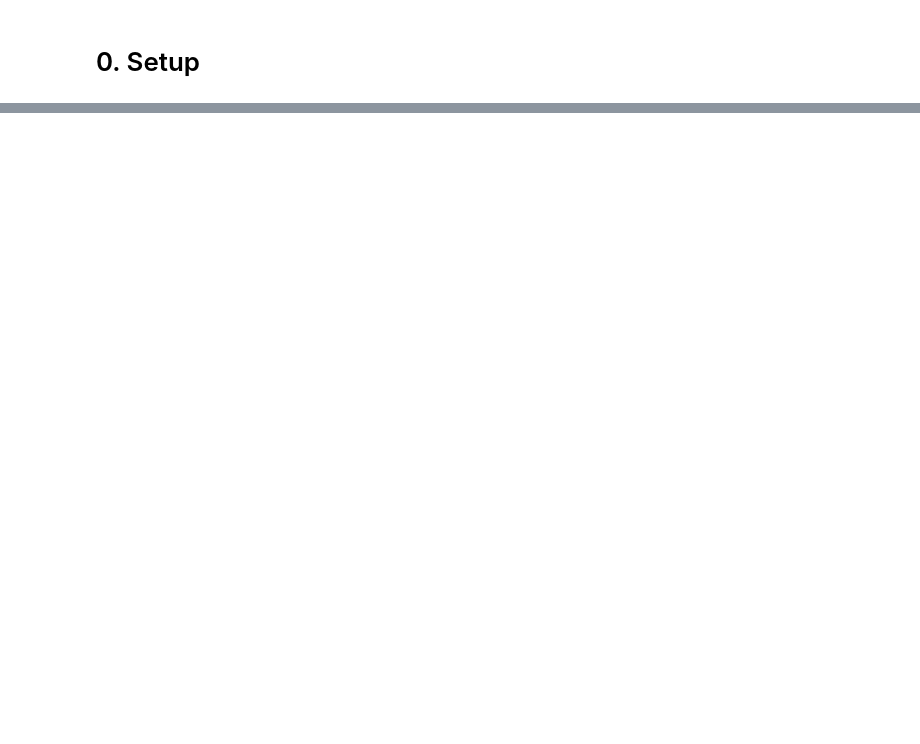
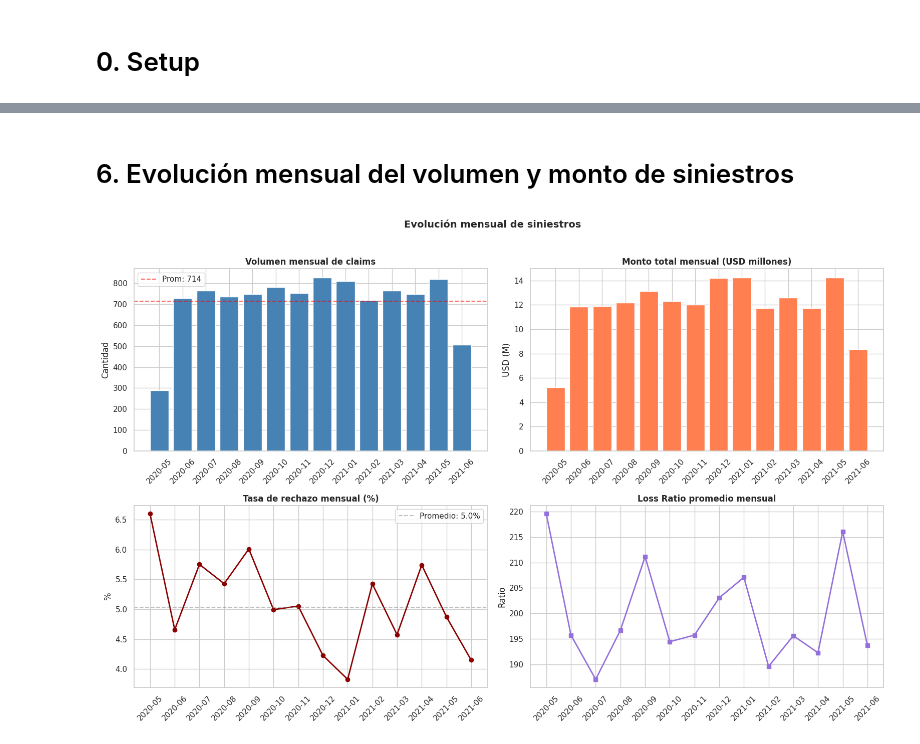
Before and after one commit to SantyPereyra01/Challenge-TEKNE, a Jupyter notebook: 02_analytics_negocio.ipynb, the cells around one changed output, grey strips where cells are left out. Saved outputs shown, nothing was run; the diff lists cells and outputs as text; code cells hidden in the pictures; blank space fills up the shorter version.

```diff
--- a/02_analytics_negocio.ipynb
+++ b/02_analytics_negocio.ipynb
@@ -729,0 +319,55 @@ Las variables más relevantes para predecir si un claim será denegado son:
+# %% [markdown]
+# 6. Evolución mensual del volumen y monto de siniestros
+# %%
+# =========================
+# Evolución mensual global
+# =========================
+
+monthly = (
+    claims.groupby("loss_month", dropna=False)
+    .agg(
+        volumen=("transaction_id", "count"),
+        monto_total=("claim_amount", "sum"),
+        denial_rate=("claim_status", lambda x: (x == "D").mean() * 100),
+        avg_loss_ratio=("loss_ratio", "mean"),
+    )
+    .reset_index()
+    .sort_values("loss_month")
+)
+
+fig, axes = plt.subplots(2, 2, figsize=(16, 10))
+
+# 1. Volumen
+axes[0,0].bar(monthly["loss_month"].dt.strftime("%Y-%m"), monthly["volumen"], color="steelblue", edgecolor="white")
+axes[0,0].set_title("Volumen mensual de claims", fontweight="bold")
+axes[0,0].set_ylabel("Cantidad")
+axes[0,0].tick_params(axis="x", rotation=45)
+axes[0,0].axhline(y=monthly["volumen"].mean(), color="red", linestyle="--", alpha=0.6, label=f'Prom: {monthly["volumen"].mean():.0f}')
+axes[0,0].legend()
+
+# 2. Monto total
+axes[0,1].bar(monthly["loss_month"].dt.strftime("%Y-%m"), monthly["monto_total"]/1e6, color="coral", edgecolor="white")
+axes[0,1].set_title("Monto total mensual (USD millones)", fontweight="bold")
+axes[0,1].set_ylabel("USD (M)")
+axes[0,1].tick_params(axis="x", rotation=45)
+
+# 3. Denial rate mensual
+axes[1,0].plot(monthly["loss_month"].dt.strftime("%Y-%m"), monthly["denial_rate"], marker="o", color="darkred", linewidth=2)
+axes[1,0].axhline(y=denial_global, color="gray", linestyle="--", alpha=0.5, label=f"Promedio: {denial_global:.1f}%")
+axes[1,0].set_title("Tasa de rechazo mensual (%)", fontweight="bold")
+axes[1,0].set_ylabel("%")
+axes[1,0].tick_params(axis="x", rotation=45)
+axes[1,0].legend()
+
+# 4. Loss ratio mensual
+axes[1,1].plot(monthly["loss_month"].dt.strftime("%Y-%m"), monthly["avg_loss_ratio"], marker="s", color="mediumpurple", linewidth=2)
+axes[1,1].set_title("Loss Ratio promedio mensual", fontweight="bold")
+axes[1,1].set_ylabel("Ratio")
+axes[1,1].tick_params(axis="x", rotation=45)
+
+plt.suptitle("Evolución mensual de siniestros", fontsize=14, fontweight="bold", y=1.02)
+plt.tight_layout()
+plt.savefig("evolucion_mensual.png", dpi=150, bbox_inches="tight")
+plt.show()
+# %% [output]
+[figure, added]
```
Also changed, not shown: parts of 65 cells of this notebook, 13 other files.
